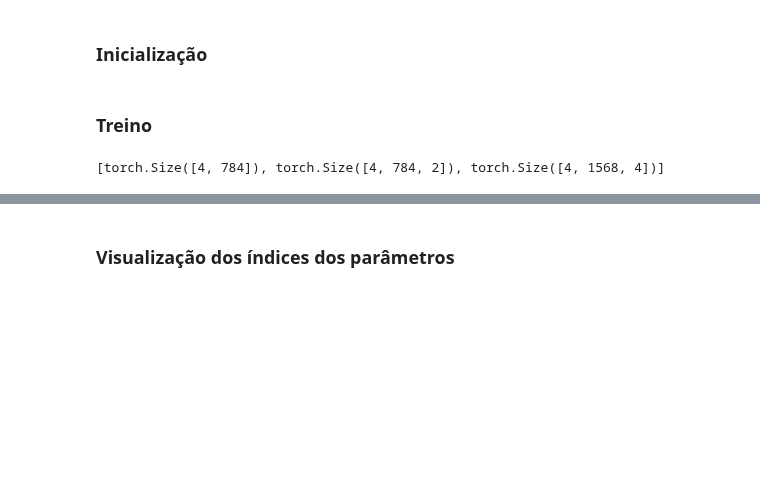
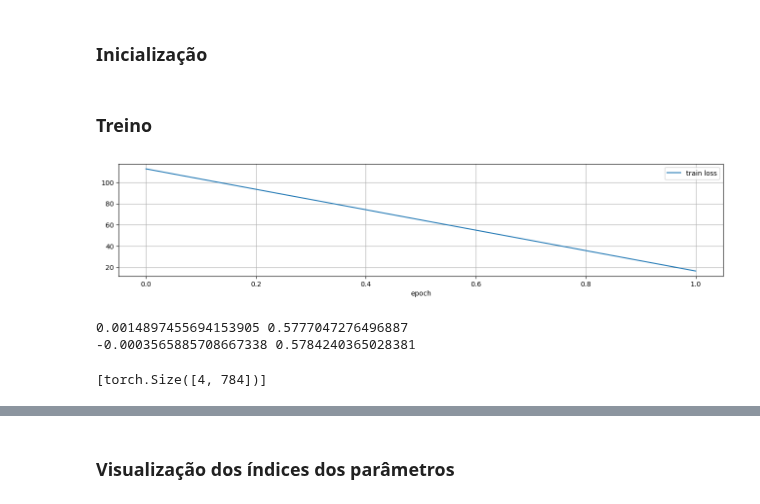
Before and after one commit to Ronnypetson/titanic, a Jupyter notebook: MNIST_Maromba.ipynb, the cells around one changed output, grey strips where cells are left out. Cells and saved outputs as stored; diff of their text form; code cells hidden in the pictures; blank space fills up the shorter version.

```diff
--- a/MNIST_Maromba.ipynb
+++ b/MNIST_Maromba.ipynb
@@ -122,8 +93,8 @@ def cartesian_idx(rows, cols, d=2):
     for col in range(cols):
       # idx[row, col, 0] = (1 + row) / rows
       # idx[row, col, 1] = (1 + col) / cols
-      idx[row, col, 0] = 2.0 * ((row + 1) / rows) - 1.0
-      idx[row, col, 1] = 2.0 * ((col + 1) / cols) - 1.0
+      idx[row, col, 0] = 2.0 * ((row) / rows) - 1.0 ### (row + 1)
+      idx[row, col, 1] = 2.0 * ((col) / cols) - 1.0 ### (col + 1)
   idx = torch.from_numpy(idx)
   idx = idx.reshape(rows * cols, d)
   return idx
@@ -833,7 +806,20 @@ def hoods(dims, k0, w, _min=0, _max=None):
 
 idxs, _idxs = None, None
 
+from sklearn.neighbors import NearestNeighbors
+
 def idxhood(xidx, ws, stride):
+  xidx = xidx.reshape(-1, 2).cpu().detach().numpy()
+  # set desired number of neighbors
+  nneigh = int(np.prod(ws))
+  neigh = NearestNeighbors(n_neighbors=nneigh)
+  neigh.fit(xidx)
+  # select indices of k nearest neighbors of the vectors in the input list
+  all_hoods = neigh.kneighbors(xidx, return_distance=False).reshape(-1)
+  all_hoods = torch.from_numpy(all_hoods).long()
+  return all_hoods
+
+def _idxhood(xidx, ws, stride):
   """
   xidx: in_dim x idx_dim
   """
@@ -843,9 +829,9 @@ def idxhood(xidx, ws, stride):
   pivots = torch.tensor([piv for piv in range(0, len(xidx), stride)]).long()
   all_hoods = hoods(dims, pivots, ws, 0, len(xidx) - 1)
   # all_hoods = torch.tensor(all_hoods).long().T.reshape(-1)
-  # Pdb().set_trace()
   all_hoods = torch.cat(all_hoods, dim=0).reshape(len(all_hoods), -1).T
   all_hoods = all_hoods.reshape(-1)
+  # Pdb().set_trace()
   return all_hoods
 # %% [markdown]
 #### MModule
@@ -1032,6 +1018,7 @@ class MModule2(nn.Module):
     ###
     # self.activation = nn.ReLU()
     self.activation = nn.ELU()
+    self._prev_idx = None
 
   def forward(self, x: MTensor):
     """
@@ -1043,8 +1030,8 @@ class MModule2(nn.Module):
     assert n_sets > 0
     ### Under experimentation
     n = x.data.shape[0]
-    filter_whs = [(3, 3, 1), (3, 3, 2)]
-    strides = [1, 1]
+    filter_whs = [(3, 3, 1), (3, 3, 2), (3, 3, 2)]
+    strides = [1, 1, 1]
     stride = strides[0]
     filter_volume = np.prod(filter_whs[0])
     self.all_pools = [x[:4]]
@@ -1096,7 +1083,10 @@ class MModule2(nn.Module):
       nxt_step = (step + 1) % n_sets
       next_wr = wr + self.sets[nxt_step] * self.samples[nxt_step]
       wl, wr = wr, next_wr
-    Pdb().set_trace()
+    # Pdb().set_trace()
+    # if self._prev_idx is not None:
+    #   print((self._prev_idx - self.all_pools[-1][0].idx).mean())
+    # self._prev_idx = self.all_pools[-1][0].idx
     return pool
 # %% [markdown]
 ### Função de Custo
@@ -1187,7 +1177,7 @@ num_classes = 10
 rows, cols = img_dim, img_dim
 hidden_dim = 1 * img_dim
 clf_dim = (1 + (num_classes - 1) // img_dim) * img_dim
-idx_dim = 3 # rows + cols + hidden_dim + clf_dim # 3
+idx_dim = 2 # 3 # rows + cols + hidden_dim + clf_dim # 3
 
 # template_x_idx = _cat2d(rows, cols, d=idx_dim)
 template_x_idx = cartesian_idx(rows, cols, d=idx_dim)
@@ -1224,13 +1225,15 @@ samples = [
     # in_ch * h * w,
     1 * 3 * 3,
     2 * 3 * 3,
+    2 * 3 * 3,
     # 4 * 8 * 3 * 3,
     hidden_dim,
 ]
 sets = [
     # out_ch
     2,
-    4,
+    2,
+    2,
     # 1,
     num_classes
 ]
@@ -1284,30 +1287,34 @@ for epoch in range(num_epochs):
     train_log["set"].append("train")
     train_log["epoch"].append(epoch)
   if valid_mode:
     model.eval()
     with torch.no_grad():
       for x, y in iter(test_data_loader):
         x = x.to(device)
         y = y.to(device)
         x, y = prepare_input(x, y, device=device)
         y_pred = model.forward(x)
         loss = maromba_loss(y, y_pred)
         acc = maromba_accuracy(y, y_pred)
         train_log["eval loss"].append(loss.item())
         train_log["train loss"].append(np.nan)
         train_log["acc"].append(acc.item())
         train_log["set"].append("eval")
         train_log["epoch"].append(epoch)
     group_cols = ["epoch", "train loss", "eval loss", "acc"]
   else:
     group_cols = ["epoch", "train loss"]
   df_train = pd.DataFrame(train_log)
   display.clear_output(wait=True)
   (
     df_train[group_cols]
     .groupby("epoch")
     .agg(lambda x: x.median(skipna=True))
     # .tail(200)
     .plot(figsize=(16, 3), grid=True)
   )
   plt.show()
+# %% [output]
+[figure, added]
+0.0014897455694153905 0.5777047276496887
+-0.0003565885708667338 0.5784240365028381
@@ -1321,7 +1334,7 @@ idxs = [img.idx.cpu().detach() for img in model.all_pools]
 # %%
 [img.shape for img in imgs]
 # %% [output]
-[torch.Size([4, 784]), torch.Size([4, 784, 2]), torch.Size([4, 1568, 4])]
+[torch.Size([4, 784])]
 # %%
 shapes = [
     (img_dim, img_dim, 1),
```
Also changed, not shown: parts of 7 cells of this notebook.
